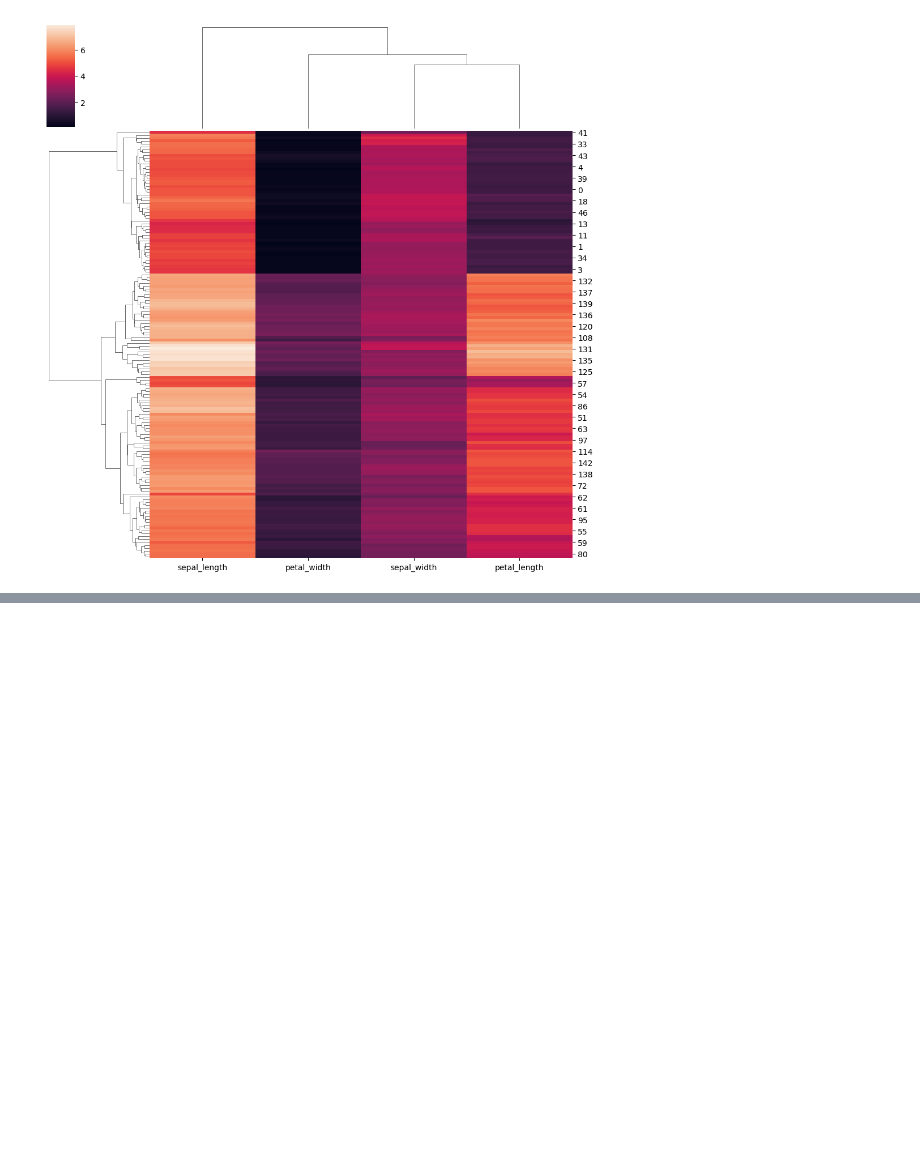
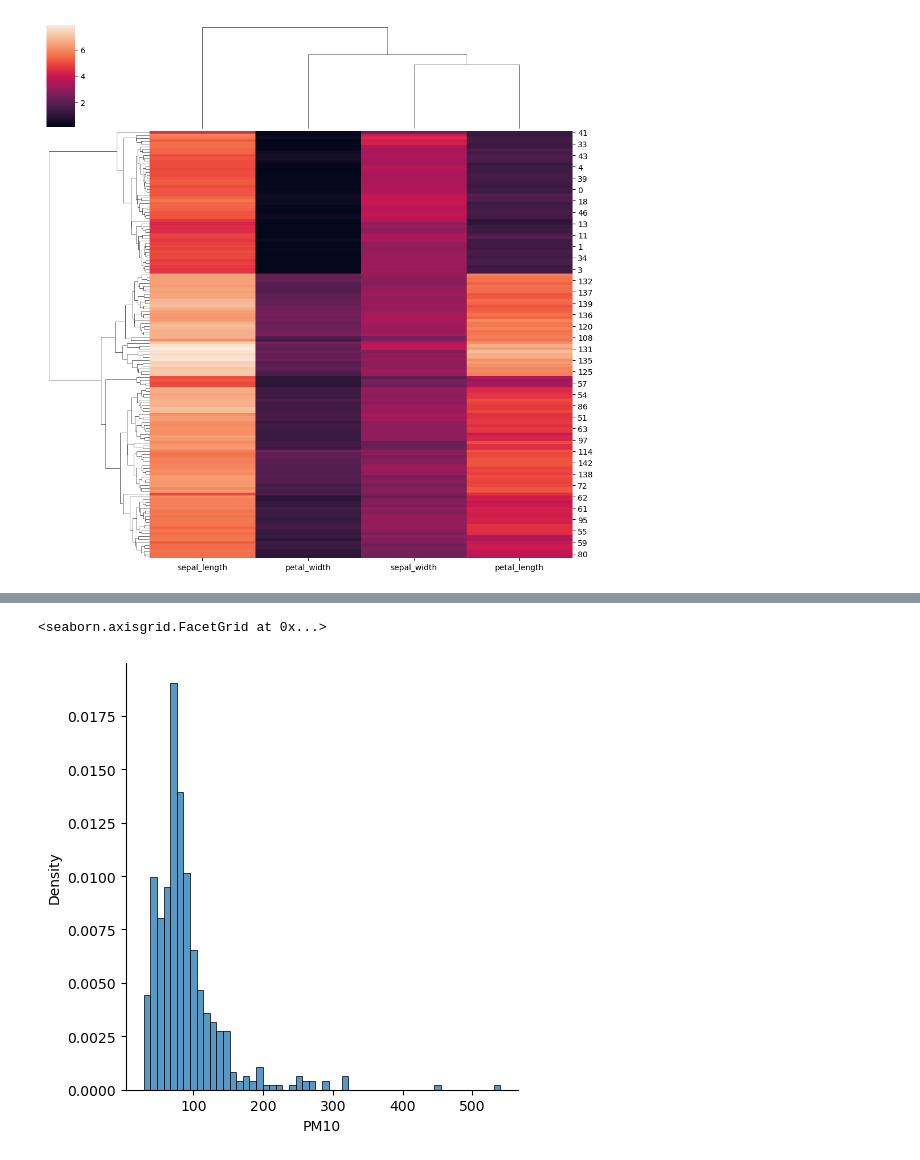
Before and after one commit to prabal-k/Python-Pandas-numpy-matplotlib-, a Jupyter notebook: Programs/Seaborn .ipynb, the cells around one changed output, grey strips where cells are left out. Cells and saved outputs as stored; diff of their text form; code cells hidden in the pictures; blank space fills up the shorter version.

```diff
--- a/Programs/Seaborn .ipynb
+++ b/Programs/Seaborn .ipynb
@@ -354,0 +360,7 @@ categorical:  ['Restaurant Name', 'City', 'Address', 'Locality', 'Locality Verbo
+# %%
+# Problem-2: Draw a histogram of the column "PM10" of which the y-axis represents the probability
+#     (see the seaborn documentation how to draw the probability).
+sns.displot(data=df,x='PM10',stat='density',kind='hist')
+# %% [output]
+<seaborn.axisgrid.FacetGrid at 0x...>
+[figure, added]
```
Also changed, not shown: parts of 13 cells of this notebook.
